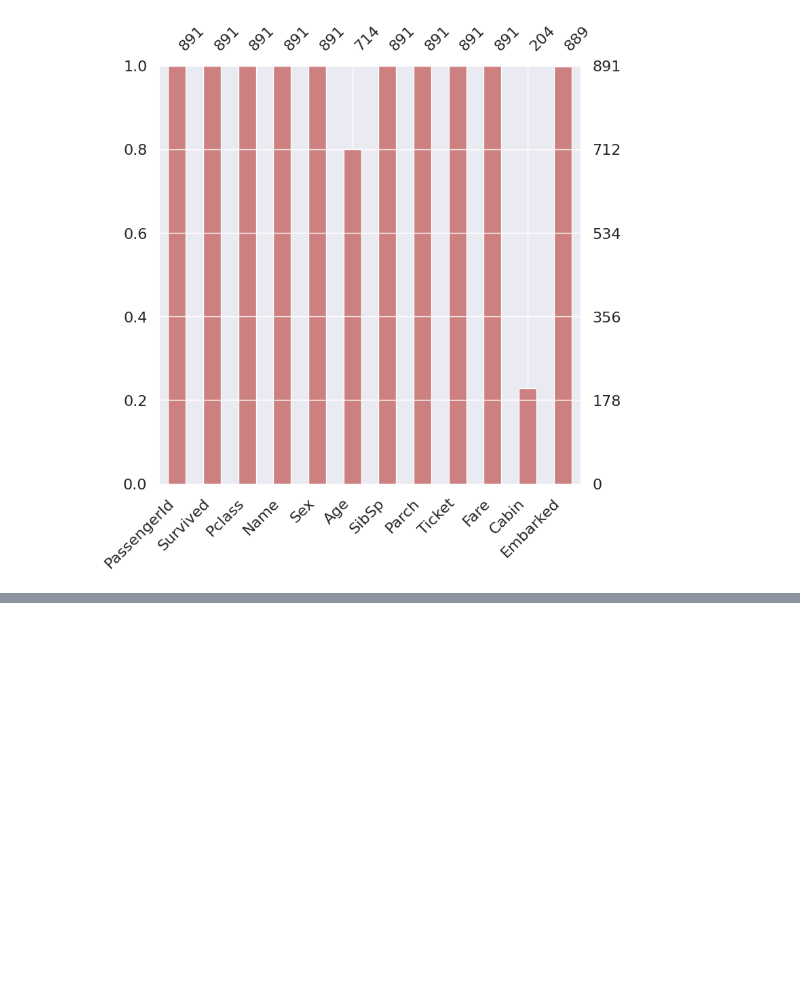
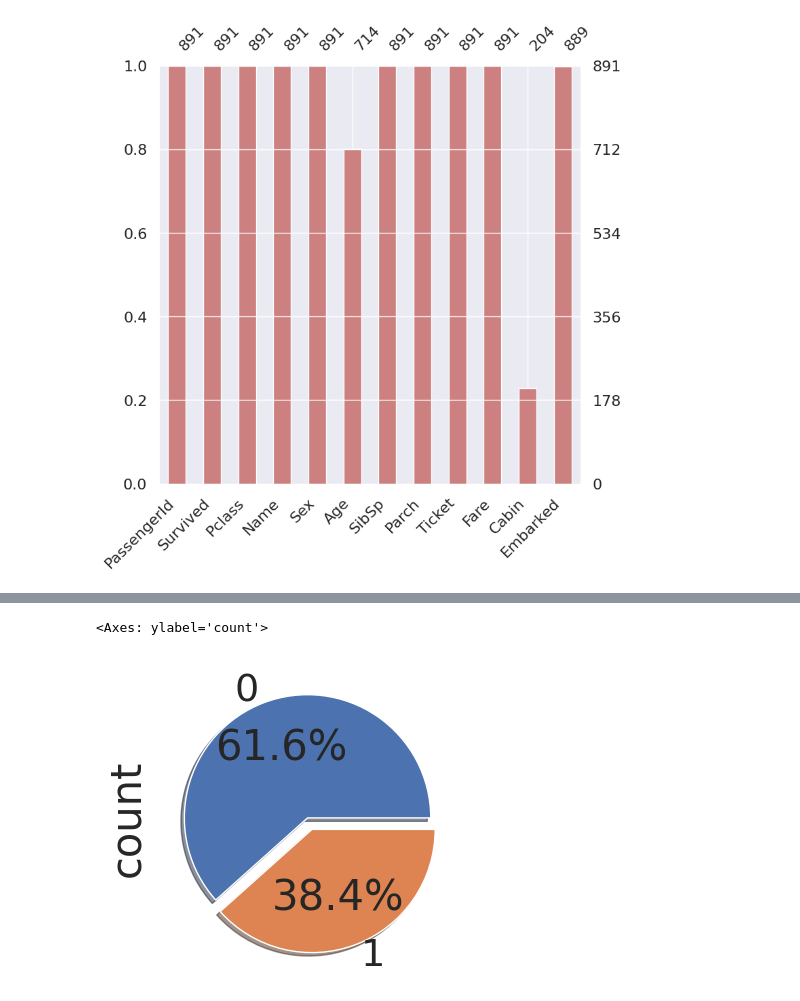
Before and after one commit to TaeJeong-Park-dev/Kaggle, a Jupyter notebook: myfirst_data_analysis_for_titanic.ipynb, the cells around one changed output, grey strips where cells are left out. Cells and saved outputs as stored; diff of their text form; code cells hidden in the pictures; blank space fills up the shorter version.

```diff
--- a/myfirst_data_analysis_for_titanic.ipynb
+++ b/myfirst_data_analysis_for_titanic.ipynb
@@ -147,0 +199,7 @@ print("깃허브 활동기록이 업데이트가 안되는 현상이 발생해
+# %%
+df_train['Survived'].value_counts().plot.pie(figsize=(8,4), shadow= True, autopct = '%1.1f%%', explode = [0,0.1])
+#series의 특징은 plot을 갖고있다. 이렇게 plot을 해서 데이터를 시각화해서 볼 수 있다. (이건 pandas 기능 - matplotlib랑 연결할 수 있다.)
+#plot뒤에는 이 그래프의 모양을 정해줄 수 있는데 <plot.pie()> 그림의 특징을 넣어줄 때는 plot이 끝나는 부분에 특징을 넣어주면 된다.
+# %% [output]
+<Axes: ylabel='count'>
+[figure, added]
```
Also changed, not shown: parts of 80 cells of this notebook.
